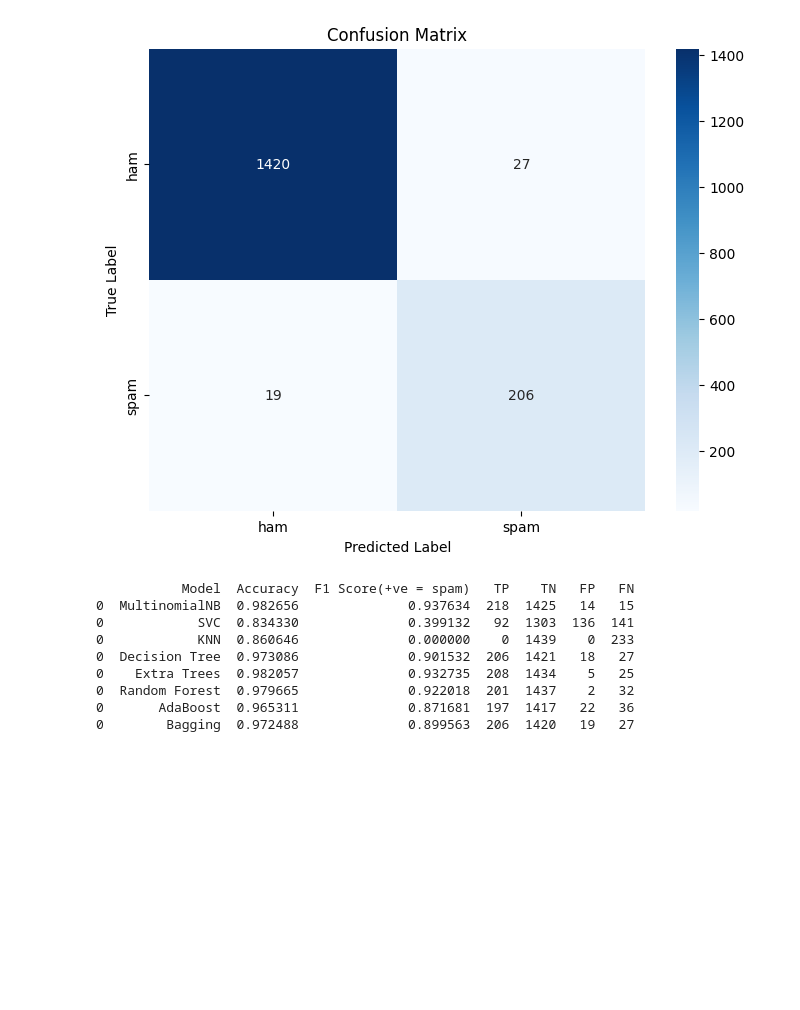
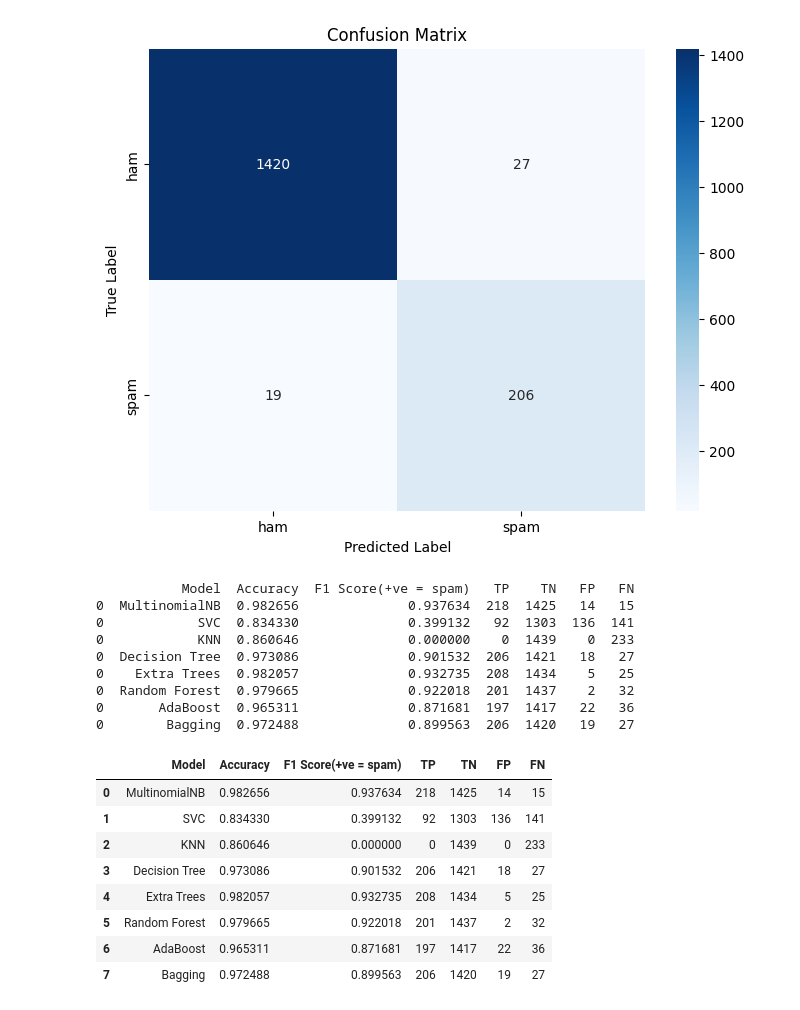
Before and after one commit to Akhand-Pratap-Tiwari/spam_ham_classifier, a Jupyter notebook: spam_ham_classifier.ipynb, the cells around one changed output. Saved outputs shown, nothing was run; the diff lists cells and outputs as text; code cells hidden in the pictures; blank space fills up the shorter version.

Commit message:
Final report done

```diff
--- a/spam_ham_classifier.ipynb
+++ b/spam_ham_classifier.ipynb
@@ -512,3 +514,16 @@ print(report)
 0  Random Forest  0.979665              0.922018  201  1437    2   32
 0       AdaBoost  0.965311              0.871681  197  1417   22   36
 0        Bagging  0.972488              0.899563  206  1420   19   27
+# %%
+report = report.reset_index(drop=True)
+report
+# %% [output]
+|  | Model | Accuracy | F1 Score(+ve = spam) | TP | TN | FP | FN |
+| 0 | MultinomialNB | 0.982656 | 0.937634 | 218 | 1425 | 14 | 15 |
+| 1 | SVC | 0.834330 | 0.399132 | 92 | 1303 | 136 | 141 |
+| 2 | KNN | 0.860646 | 0.000000 | 0 | 1439 | 0 | 233 |
+| 3 | Decision Tree | 0.973086 | 0.901532 | 206 | 1421 | 18 | 27 |
+| 4 | Extra Trees | 0.982057 | 0.932735 | 208 | 1434 | 5 | 25 |
+| 5 | Random Forest | 0.979665 | 0.922018 | 201 | 1437 | 2 | 32 |
+| 6 | AdaBoost | 0.965311 | 0.871681 | 197 | 1417 | 22 | 36 |
+| 7 | Bagging | 0.972488 | 0.899563 | 206 | 1420 | 19 | 27 |
```
Also changed, not shown: parts of 1 cell of this notebook.
